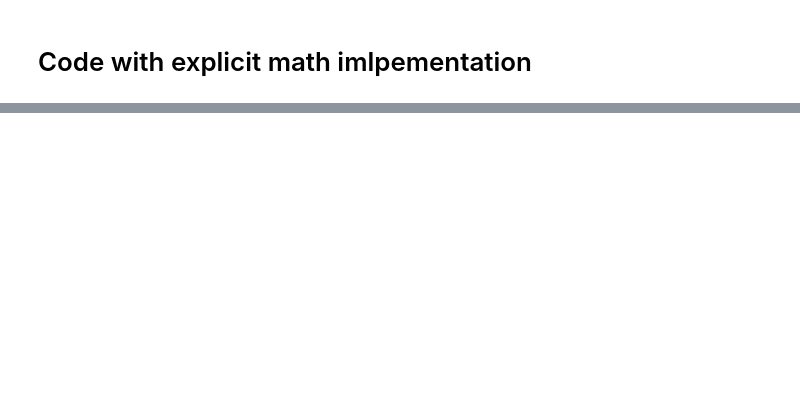
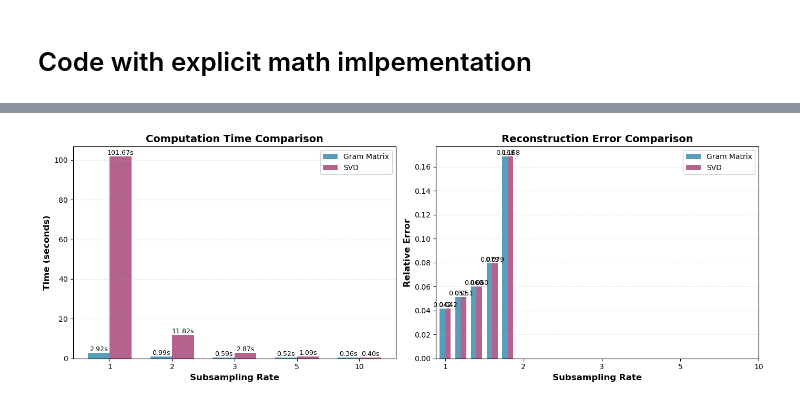
Before and after one commit to Isi2000/LOW-COST-HOSVD, a Jupyter notebook: math_HOSVD.ipynb, the cells around one changed output, grey strips where cells are left out. Cells and saved outputs as stored; diff of their text form; code cells hidden in the pictures; blank space fills up the shorter version.

Commit message:
plots

```diff
--- a/math_HOSVD.ipynb
+++ b/math_HOSVD.ipynb
@@ -44,6 +44,13 @@ for t_idx in tqdm(range(n_snapshots)):
 print(tensor_.shape)
 print("Data loading complete!")
 tensor_combustion = tensor_[:, :, :, :]
+
+# Create log-transformed tensor
+epsilon = 1e-10
+tensor_combustion_log = np.zeros_like(tensor_combustion)
+for i in range(tensor_combustion.shape[2]):
+    tensor_combustion_log[:, :, i, :] = np.log(np.maximum(tensor_combustion[:, :, i, :], epsilon))
+print(f"Log tensor created with shape: {tensor_combustion_log.shape}")
 # %% [output]
 Warning: Looks like you're using an outdated `kagglehub` version, please consider updating (latest version: 0.3.13)
 Grid: 1600x2000, Subsampled: 320x400
@@ -135,21 +153,24 @@ Subsampled HOSVD relative error: 0.213705
 # %%
-# Subsampled
 start_t = time.time()
 factors_sub = []
 
-for mode in range(tensor_combustion.ndim):
-    unfolded = tl.unfold(tensor_combustion[tuple(slice(None) if d == mode else slice(None, None, 2) for d in range(tensor_combustion.ndim))], mode)
+for mode in range(tensor_combustion_log.ndim):
+    unfolded = tl.unfold(tensor_combustion_log[tuple(slice(None) if d == mode else slice(None, None, 2) for d in range(tensor_combustion_log.ndim))], mode)
     U, S, Vh = np.linalg.svd(unfolded, full_matrices=False)
     trunc_idx = select_rank_by_ratio(S, varepsilon=0.99)
     print(trunc_idx)
     U_trunc = U[:, :trunc_idx].real
     factors_sub.append(U_trunc)
-core_sub = tl.tenalg.multi_mode_dot(tensor_combustion, [f.T for f in factors_sub], modes=list(range(tensor_combustion.ndim)))
+core_sub = tl.tenalg.multi_mode_dot(tensor_combustion_log, [f.T for f in factors_sub], modes=list(range(tensor_combustion_log.ndim)))
 end_t = time.time()
 sub_time = end_t - start_t
 print(f"sub HOSVD computed in {sub_time:.2f} seconds")
 print(f"Subsampled HOSVD computed in {sub_time:.2f} seconds")
-reconstruction_sub = tl.tenalg.multi_mode_dot(core_sub, factors_sub, [0,1,2,3])
+
+reconstruction_sub_log = tl.tenalg.multi_mode_dot(core_sub, factors_sub, [0,1,2,3])
+
+reconstruction_sub = np.exp(reconstruction_sub_log) - epsilon
+
 print(np.allclose(reconstruction_sub, tensor_combustion))
 error_sub = compute_error(tensor_combustion, reconstruction_sub)
 print(f"Subsampled HOSVD relative error: {error_sub:.6f}")
@@ -170,0 +315,69 @@ plt.colorbar()
+# %%
+# Plot results
+fig, axes = plt.subplots(1, 2, figsize=(14, 5))
+
+# Plot 1: Computation Times
+ax1 = axes[0]
+x = np.arange(len(subsampling_rates))
+width = 0.35
+
+bars1 = ax1.bar(x - width/2, results_gram['times'], width,
+                label='Gram Matrix', color='#2E86AB', alpha=0.8)
+bars2 = ax1.bar(x + width/2, results_svd['times'], width,
+                label='SVD', color='#A23B72', alpha=0.8)
+
+ax1.set_xlabel('Subsampling Rate', fontsize=12, fontweight='bold')
+ax1.set_ylabel('Time (seconds)', fontsize=12, fontweight='bold')
+ax1.set_title('Computation Time Comparison', fontsize=14, fontweight='bold')
+ax1.set_xticks(x)
+ax1.set_xticklabels(subsampling_rates)
+ax1.legend(fontsize=10)
+ax1.grid(axis='y', alpha=0.3, linestyle='--')
+
+# Add value labels on bars
+for bars in [bars1, bars2]:
+    for bar in bars:
+        height = bar.get_height()
+        ax1.text(bar.get_x() + bar.get_width()/2., height,
+                f'{height:.2f}s',
+                ha='center', va='bottom', fontsize=9)
+
+# Plot 2: Reconstruction Errors
+ax2 = axes[1]
+bars3 = ax2.bar(x - width/2, results_gram['errors'], width,
+                label='Gram Matrix', color='#2E86AB', alpha=0.8)
+bars4 = ax2.bar(x + width/2, results_svd['errors'], width,
+                label='SVD', color='#A23B72', alpha=0.8)
+
+ax2.set_xlabel('Subsampling Rate', fontsize=12, fontweight='bold')
+ax2.set_ylabel('Relative Error', fontsize=12, fontweight='bold')
+ax2.set_title('Reconstruction Error Comparison', fontsize=14, fontweight='bold')
+ax2.set_xticks(x)
+ax2.set_xticklabels(subsampling_rates)
+ax2.legend(fontsize=10)
+ax2.grid(axis='y', alpha=0.3, linestyle='--')
+
+# Add value labels on bars
+for bars in [bars3, bars4]:
+    for bar in bars:
+        height = bar.get_height()
+        ax2.text(bar.get_x() + bar.get_width()/2., height,
+                f'{height:.3f}',
+                ha='center', va='bottom', fontsize=9)
+
+plt.tight_layout()
+plt.show()
+
+# Print summary table
+print("\n" + "="*80)
+print("SUMMARY TABLE")
+print("="*80)
+print(f"{'Rate':<10} {'Gram Time (s)':<15} {'SVD Time (s)':<15} {'Gram Error':<15} {'SVD Error':<15}")
+print("-"*80)
+for i in range(len(subsampling_rates)):
+    print(f"{results_gram['rates'][i]:<10} {results_gram['times'][i]:<15.3f} "
+          f"{results_svd['times'][i]:<15.3f} {results_gram['errors'][i]:<15.6f} "
+          f"{results_svd['errors'][i]:<15.6f}")
+print("="*80)
+# %% [output]
+[figure, added]
```
Also changed, not shown: parts of 8 cells of this notebook.
